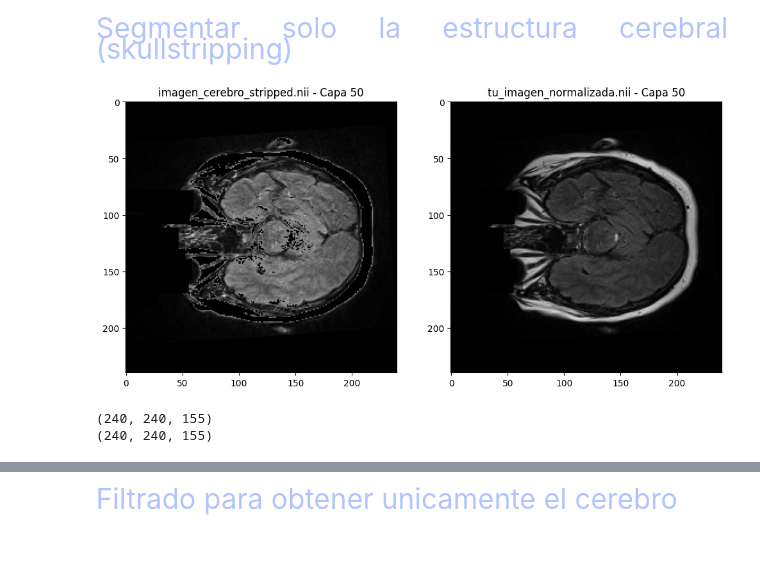
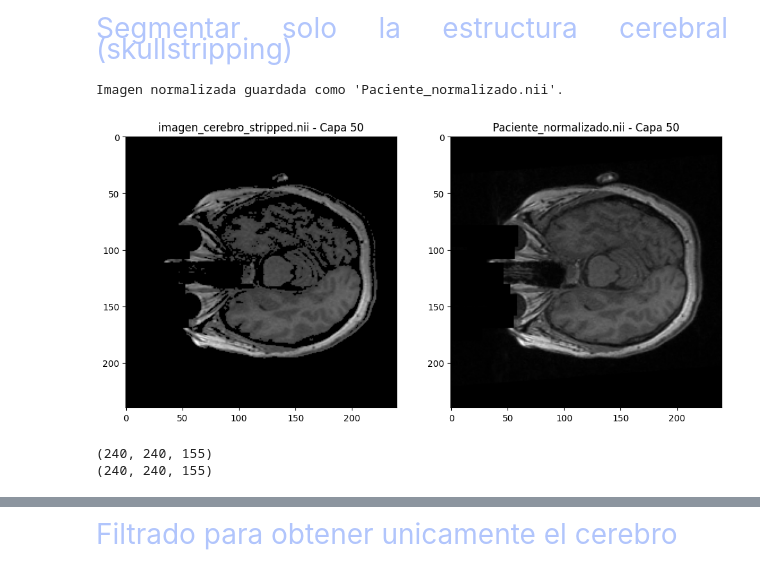
Before and after one commit to JPDevOpti/IA_AutomaticTumorSegmentationModel, a Jupyter notebook: pre_processing/Flujo_preprocesamiento.ipynb, the cells around one changed output, grey strips where cells are left out. Saved outputs shown, nothing was run; the diff lists cells and outputs as text; code cells hidden in the pictures.

```diff
--- a/pre_processing/Flujo_preprocesamiento.ipynb
+++ b/pre_processing/Flujo_preprocesamiento.ipynb
@@ -203,6 +203,33 @@ import nibabel as nib
 import numpy as np
 import matplotlib.pyplot as plt
 from skimage import measure, morphology
+
+def normalize_image(image_path, output_path):
+    """
+    Normaliza la escala de grises de una imagen y guarda el resultado.
+
+    Parameters:
+    - image_path (str): Ruta del archivo .nii de la imagen.
+    - output_path (str): Ruta donde se guardará la imagen normalizada.
+    """
+    # Cargar la imagen
+    img = nib.load(image_path)
+    data = img.get_fdata()
+
+    # Normalizar la escala de grises
+    min_val = np.min(data)
+    max_val = np.max(data)
+    normalized_data = (data - min_val) / (max_val - min_val)
+
+    # Crear una nueva imagen con los datos normalizados
+    normalized_img = nib.Nifti1Image(normalized_data, img.affine, img.header)
+
+    # Guardar la imagen normalizada
+    normalized_img.to_filename(output_path)
+
+    print(f"Imagen normalizada guardada como '{output_path}'.")
+
+normalize_image('Paciente_sin_procesar.nii', 'Paciente_normalizado.nii')
 
 # Función para cargar imágenes NIfTI
 def cargar_nii(ruta_archivo):
@@ -223,12 +250,12 @@ def mostrar_subplots(imagen1, nombre1, imagen2, nombre2, capa=50, indice_carpeta
     plt.show()
 
 # Cargar la imagen NIfTI
-img = nib.load('tu_imagen_normalizada.nii')
+img = nib.load('Paciente_normalizado.nii')
 data = img.get_fdata()
 
 # Binarizar la imagen: Ajustar el umbral para separar componentes no cerebrales (hueso y otros tejidos)
-threshold = np.percentile(data, 90)  # Ajusta el umbral para que capture hueso y no el cerebro
-binary_img = data > threshold  # Invertir el umbral para eliminar lo que no es cerebro
+threshold = np.percentile(data, 80)  # Ajusta el umbral para que capture hueso y no el cerebro
+binary_img = data < threshold  # Invertir el umbral para eliminar lo que no es cerebro
 
 # Etiquetar los objetos conectados en la imagen binaria
 labels = measure.label(binary_img)
@@ -236,35 +263,36 @@ label_sizes = np.bincount(labels.ravel())  # Contar el tamaño de cada etiqueta
 label_sizes[0] = 0  # Ignorar el fondo (etiqueta 0)
 
 # Eliminar los componentes más pequeños (posiblemente hueso y otros tejidos)
-min_size = 500  # Ajusta el tamaño mínimo, depende de la resolución de tu imagen
+min_size = 240  # Ajusta el tamaño mínimo, depende de la resolución de tu imagen
 mask = np.zeros_like(data, dtype=bool)
 
 for label, size in enumerate(label_sizes):
     if size > min_size:  # Solo mantener componentes grandes como el cerebro
         mask[labels == label] = True
 
 # Aplicar la máscara inversa a la imagen original, eliminando el hueso
 data_stripped = data * (~mask)
 
 # Crear una nueva imagen NIfTI con los componentes no cerebrales eliminados
 img_stripped = nib.Nifti1Image(data_stripped, img.affine, img.header)
 nib.save(img_stripped, 'imagen_cerebro_stripped.nii')
 
 # Rutas de los archivos .nii
 archivo_nii_skull = 'imagen_cerebro_stripped.nii'
-archivo_nii_sin_Preprocesar = 'tu_imagen_normalizada.nii'
+archivo_nii_sin_Preprocesar = 'Paciente_normalizado.nii'
 
 # Cargar las imágenes preprocesada y sin preprocesar
 imagen1 = cargar_nii(archivo_nii_skull)
 imagen2 = cargar_nii(archivo_nii_sin_Preprocesar)
 
 # Mostrar las capas específicas en subgráficas
 mostrar_subplots(imagen1, archivo_nii_skull, imagen2, archivo_nii_sin_Preprocesar, capa=50, indice_carpeta=3)
 
 # Imprimir las dimensiones de las imágenes
 print(imagen1.shape)
 print(imagen2.shape)
 # %% [output]
+Imagen normalizada guardada como 'Paciente_normalizado.nii'.
-[figure, old version]
+[figure, new version]
-(240, 240, 155)
-(240, 240, 155)
+(240, 240, 155)
+(240, 240, 155)
```
Also changed, not shown: parts of 4 cells of this notebook, 7 other files.
